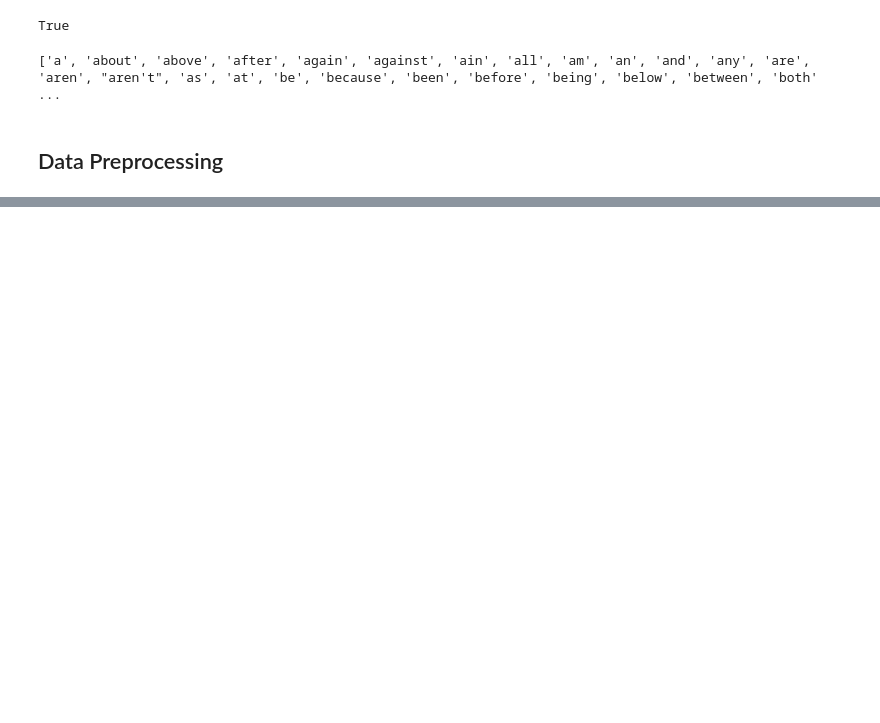
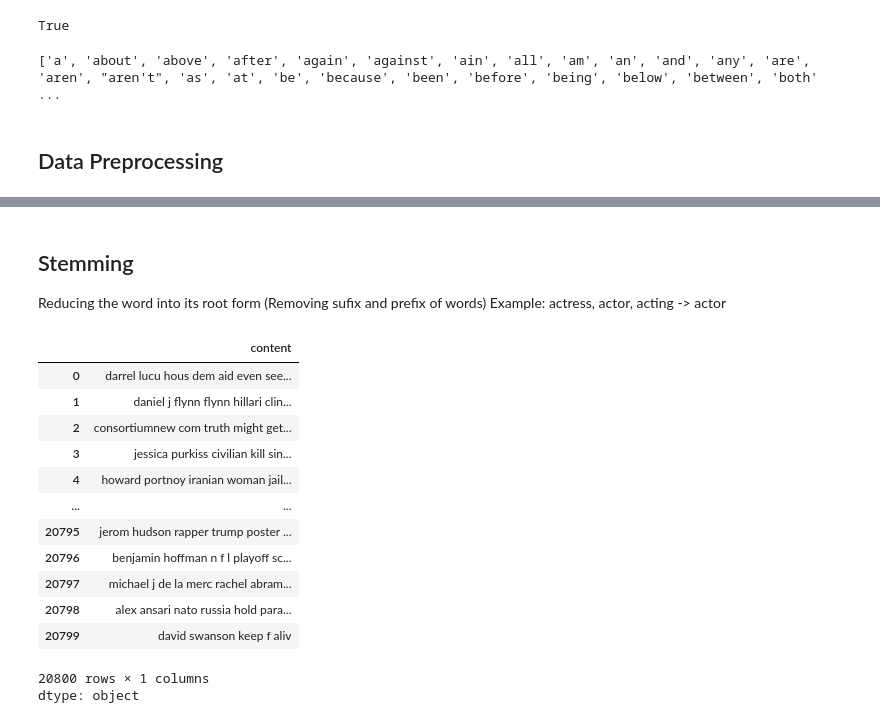
Before and after one commit to rehmanaly0051/Machine-Learning-Projects, a Jupyter notebook: Fake_News_Predictions.ipynb, the cells around one changed output, grey strips where cells are left out. Saved outputs shown, nothing was run; the diff lists cells and outputs as text; code cells hidden in the pictures; blank space fills up the shorter version.

```diff
--- a/Fake_News_Predictions.ipynb
+++ b/Fake_News_Predictions.ipynb
@@ -40,0 +99,34 @@ df = df.fillna('')
+# %% [markdown]
+## Stemming
+ Reducing the word into its root form
+ (Removing sufix and prefix of words)
+ Example: actress, actor, acting -> actor
+# %%
+port_stem = PorterStemmer()
+# %%
+def stemming(content):
+  stemmed_content = re.sub('[^a-zA-Z]', ' ', content)
+  stemmed_content = stemmed_content.lower()
+  stemmed_content = stemmed_content.split()
+  stemmed_content = [port_stem.stem(word) for word in stemmed_content if not word in stopwords.words('english')]
+  stemmed_content = ' '.join(stemmed_content)
+  return stemmed_content
+# %%
+df['content'] = df['content'].apply(stemming)
+# %%
+df['content']
+# %% [output]
+|  | content |
+| 0 | darrel lucu hous dem aid even see... |
+| 1 | daniel j flynn flynn hillari clin... |
+| 2 | consortiumnew com truth might get... |
+| 3 | jessica purkiss civilian kill sin... |
+| 4 | howard portnoy iranian woman jail... |
+| ... | ... |
+| 20795 | jerom hudson rapper trump poster ... |
+| 20796 | benjamin hoffman n f l playoff sc... |
+| 20797 | michael j de la merc rachel abram... |
+| 20798 | alex ansari nato russia hold para... |
+| 20799 | david swanson keep f aliv |
+20800 rows × 1 columns
+dtype: object
```
Also changed, not shown: parts of 23 cells of this notebook.
